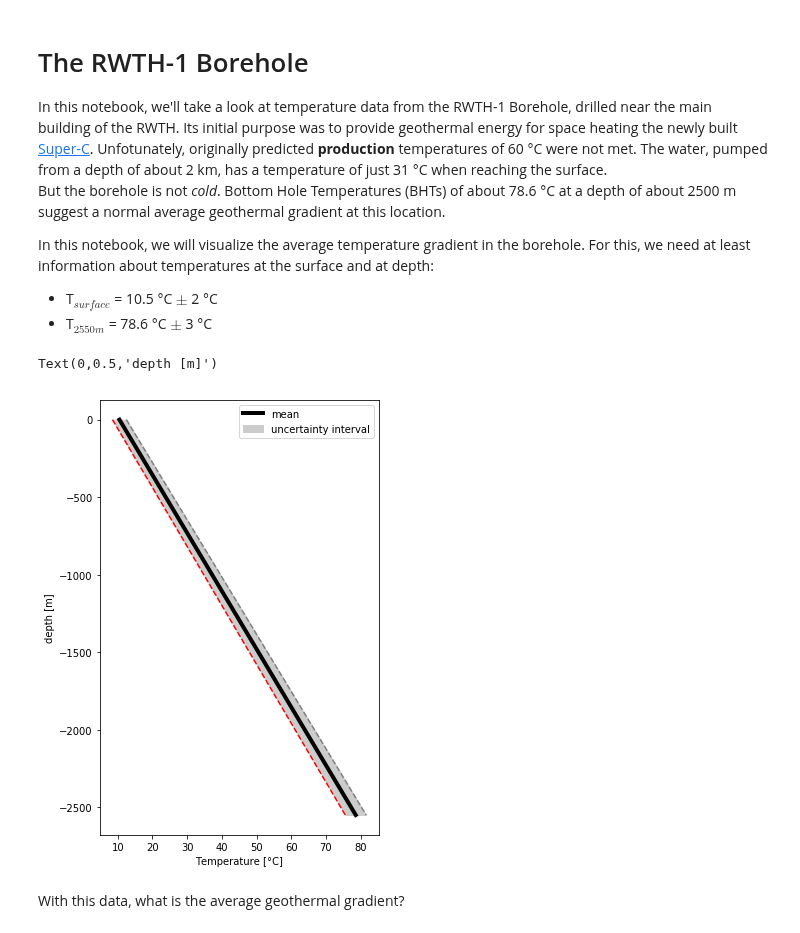
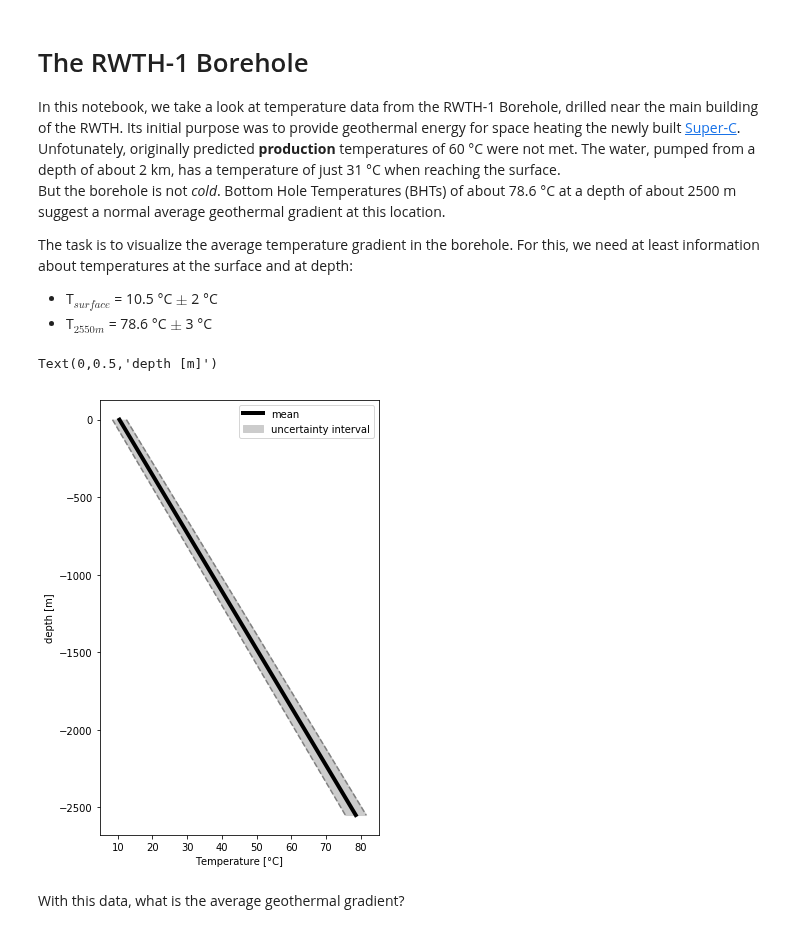
Before and after one commit to Japhiolite/geothermics, a Jupyter notebook: 02_T-gradient_RWTH-1.ipynb, the cells around one changed output. Cells and saved outputs as stored; diff of their text form; code cells hidden in the pictures.

```diff
--- a/02_T-gradient_RWTH-1.ipynb
+++ b/02_T-gradient_RWTH-1.ipynb
@@ -1,31 +1,31 @@
 # %% [markdown]
 # The RWTH-1 Borehole
-In this notebook, we'll take a look at temperature data from the RWTH-1 Borehole, drilled near the main building of the RWTH. Its initial purpose was to provide geothermal energy for space heating the newly built [Super-C](https://de.wikipedia.org/wiki/SuperC). Unfotunately, originally predicted **production** temperatures of 60 °C were not met. The water, pumped from a depth of about 2 km, has a temperature of just 31 °C when reaching the surface.
+In this notebook, we take a look at temperature data from the RWTH-1 Borehole, drilled near the main building of the RWTH. Its initial purpose was to provide geothermal energy for space heating the newly built [Super-C](https://de.wikipedia.org/wiki/SuperC). Unfotunately, originally predicted **production** temperatures of 60 °C were not met. The water, pumped from a depth of about 2 km, has a temperature of just 31 °C when reaching the surface.
 But the borehole is not _cold_. Bottom Hole Temperatures (BHTs) of about 78.6 °C at a depth of about 2500 m suggest a normal average geothermal gradient at this location.
 
-In this notebook, we will visualize the average temperature gradient in the borehole. For this, we need at least information about temperatures at the surface and at depth:
+The task is to visualize the average temperature gradient in the borehole. For this, we need at least information about temperatures at the surface and at depth:
 * T$_{surface}$ = 10.5 °C $\pm$ 2 °C
 * T$_{2550 m}$ = 78.6 °C $\pm$ 3 °C
 # %%
 import numpy as np
 import matplotlib.pyplot as plt
 %matplotlib inline
 
 temp = np.array([10.5, 78.6])
 depth = np.array([0, -2550])
 err = np.array([2, 3])
 
 fig = plt.figure(figsize=[5,8])
 plt.fill_betweenx(depth,temp-err,temp+err, color=(.8,.8,.8), label='uncertainty interval')
 plt.plot(temp,depth,'-', linewidth=4, color='black', label='mean')
-plt.plot(temp-err,depth,'--', color='red')
+plt.plot(temp-err,depth,'--', color='gray')
 plt.plot(temp+err,depth,'--', color='gray')
 plt.legend()
 plt.xlabel('Temperature [°C]')
 plt.ylabel('depth [m]')
 # %% [output]
 Text(0,0.5,'depth [m]')
-[figure, old version]
+[figure, new version]
 # %% [markdown]
 With this data, what is the average geothermal gradient?
 # %%
```
Also changed, not shown: parts of 2 cells of this notebook, 1 other file.
